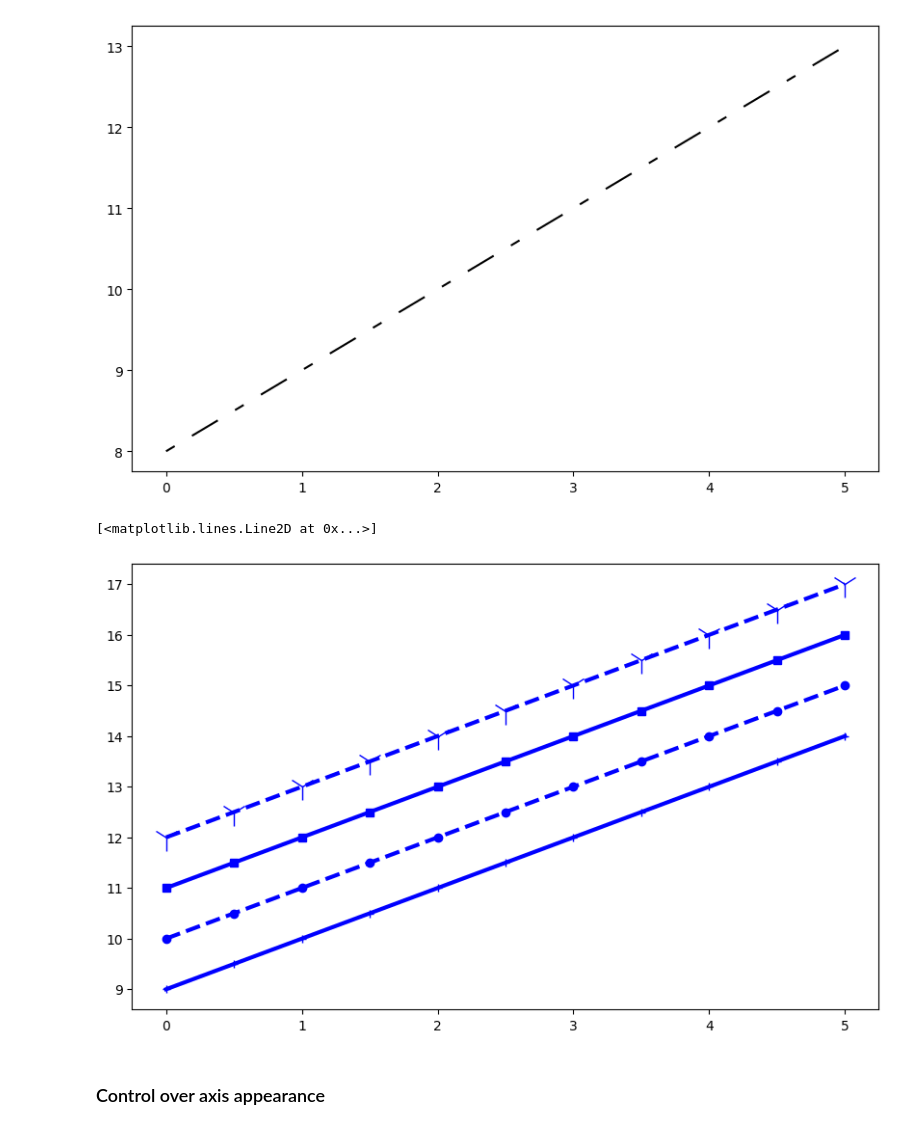
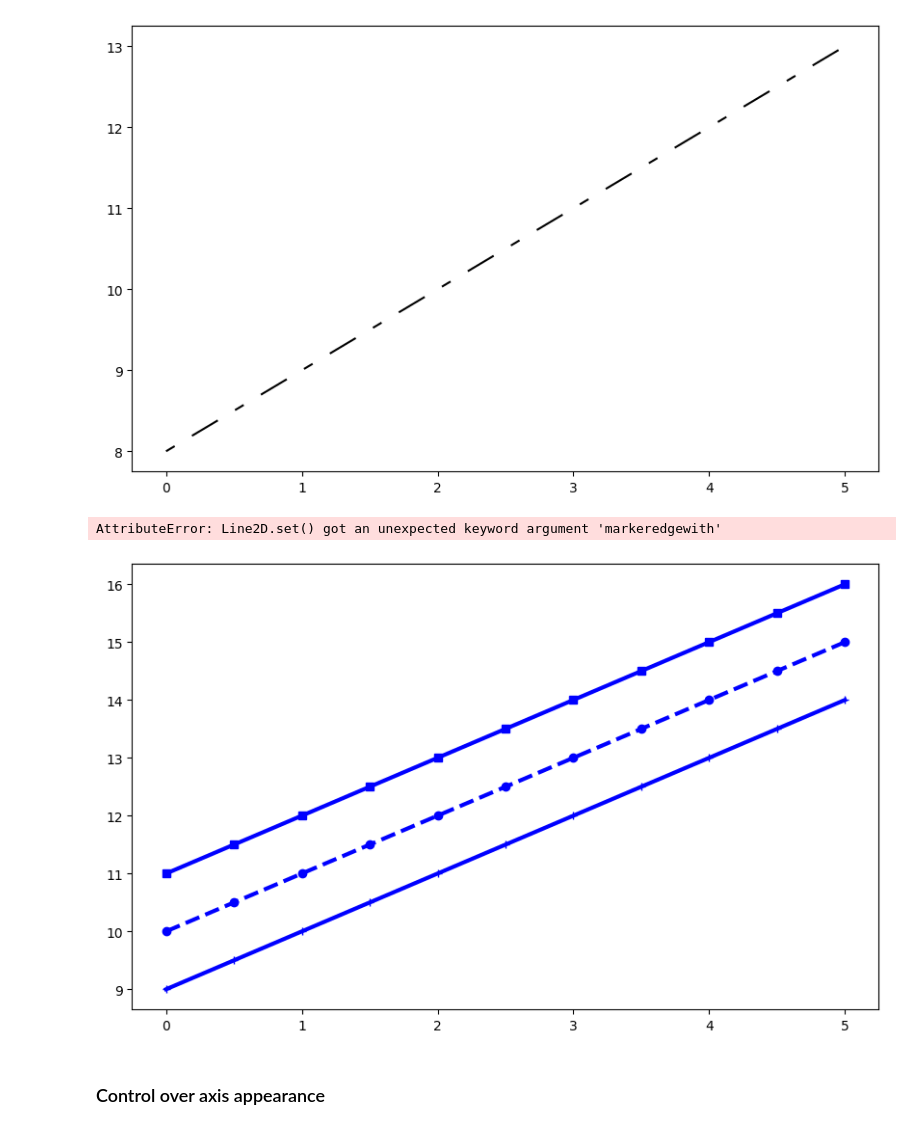
Before and after one commit to Danielcoffee/data_scientist_bootcamp, a Jupyter notebook: 05-Data-Visualization-with-Matplotlib/01-Matplotlib Concepts Lecture.ipynb, the cells around one changed output. Cells and saved outputs as stored; diff of their text form; code cells hidden in the pictures.

```diff
--- a/05-Data-Visualization-with-Matplotlib/01-Matplotlib Concepts Lecture.ipynb
+++ b/05-Data-Visualization-with-Matplotlib/01-Matplotlib Concepts Lecture.ipynb
@@ -406,15 +406,17 @@ line.set_dashes([5, 10, 15, 10]) # format: line length, space length, ...
 # %%
 
 fig, ax = plt.subplots(figsize=(10,6))
 # possible marker symbols: marker = '+', 'o', '*', 's', ',', '.', '1', '2', '3', '4', ...
 ax.plot(x, x+ 9, color="blue", lw=3, ls='-', marker='+')
 ax.plot(x, x+10, color="blue", lw=3, ls='--', marker='o')
 ax.plot(x, x+11, color="blue", lw=3, ls='-', marker='s')
-ax.plot(x, x+12, color="blue", lw=3, ls='--', marker='1', markersize=20)
+ax.plot(x, x+12, color="blue", lw=3, ls='--', marker='1', markersize=20, markerfacecolor='red', markeredgewith='3')
 # can combine with markersize=value
+# markerfacecolor
+# markeredgewith
 # %% [output]
-[<matplotlib.lines.Line2D at 0x...>]
+AttributeError: Line2D.set() got an unexpected keyword argument 'markeredgewith'
-[figure, old version]
+[figure, new version]
 # %%
 
 # marker size and color
```
